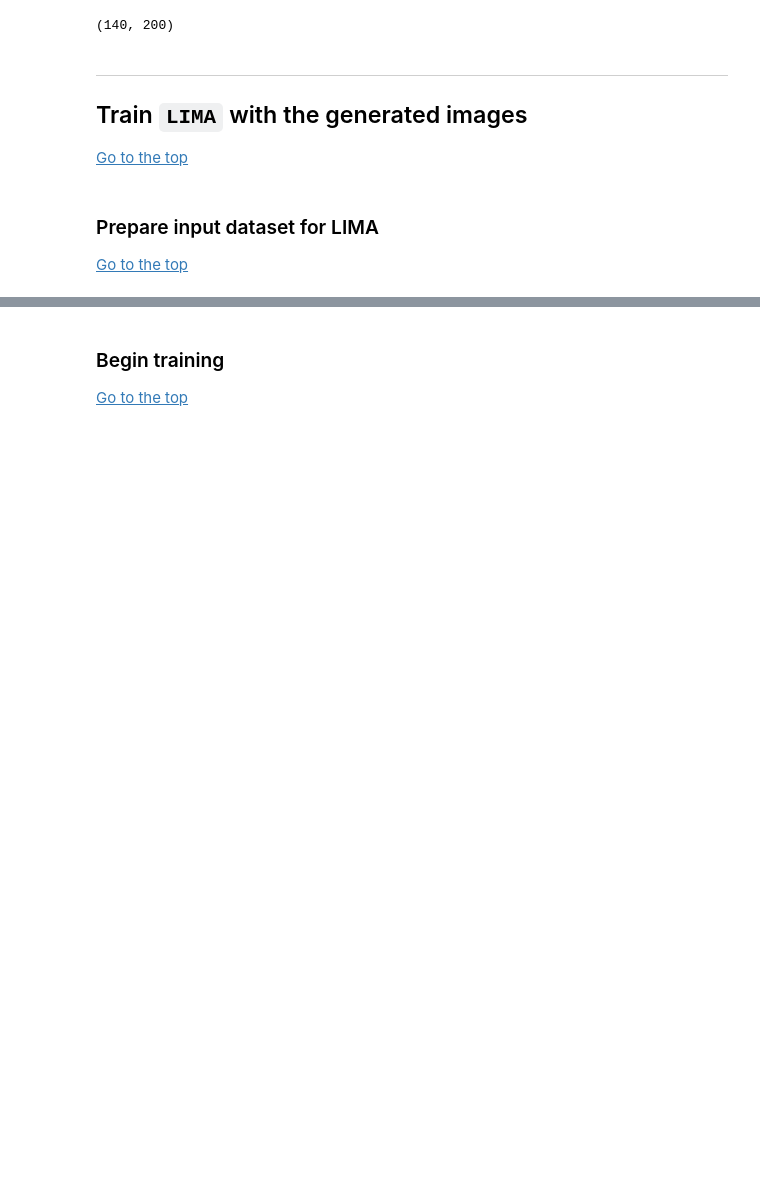
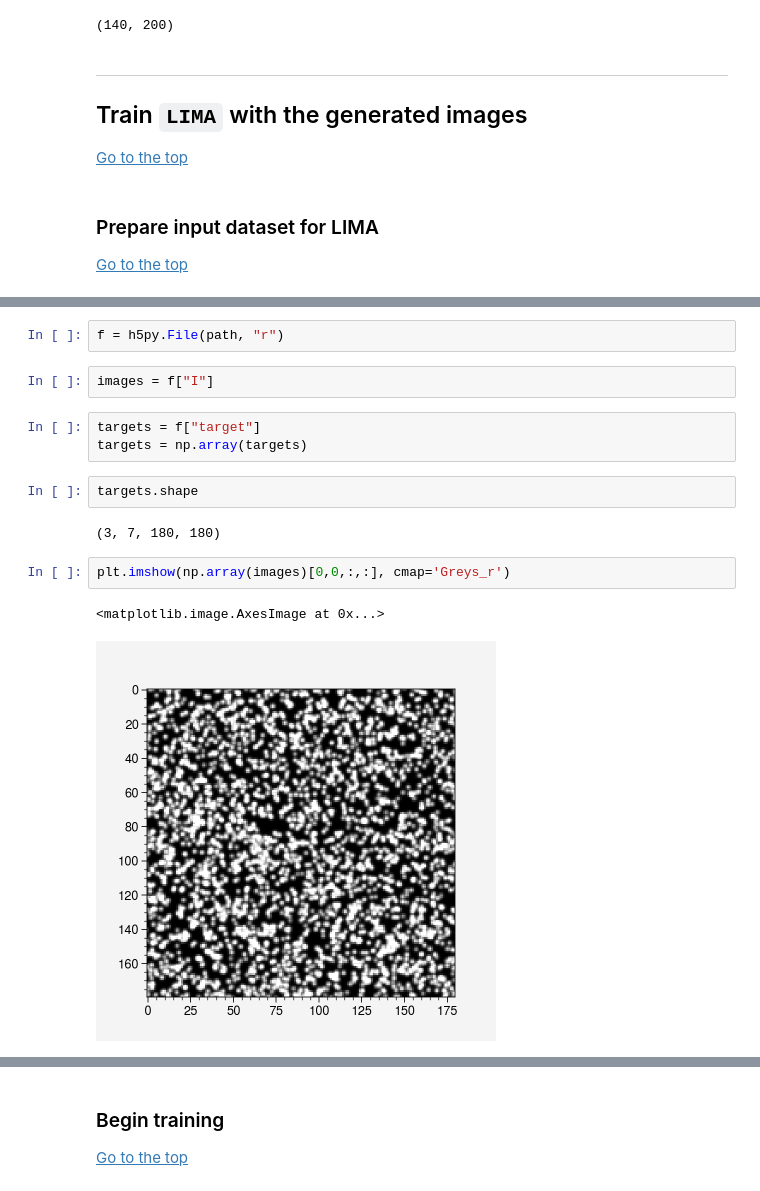
Before and after one commit to kamilazdybal/pykitPIV, a Jupyter notebook: jupyter-notebooks/integration-with-LIMA.ipynb, the cells around one changed output, grey strips where cells are left out. Saved outputs shown, nothing was run; the diff lists cells and outputs as text; blank space fills up the shorter version.

```diff
--- a/jupyter-notebooks/integration-with-LIMA.ipynb
+++ b/jupyter-notebooks/integration-with-LIMA.ipynb
@@ -187,0 +197,16 @@ image_test.images_I1_no_buffer[0].shape
+# %%
+f = h5py.File(path, "r")
+# %%
+images = f["I"]
+# %%
+targets = f["target"]
+targets = np.array(targets)
+# %%
+targets.shape
+# %% [output]
+(3, 7, 180, 180)
+# %%
+plt.imshow(np.array(images)[0,0,:,:], cmap='Greys_r')
+# %% [output]
+<matplotlib.image.AxesImage at 0x...>
+[figure, added]
```
Also changed, not shown: parts of 18 cells of this notebook.
